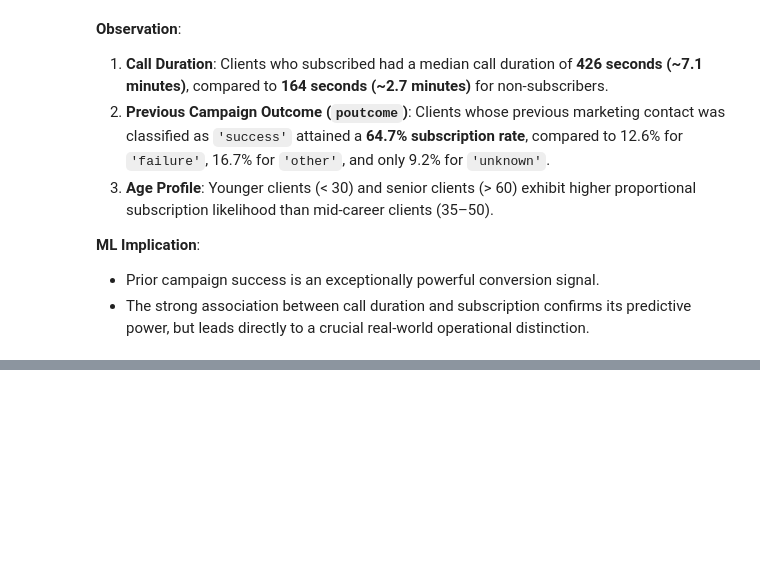
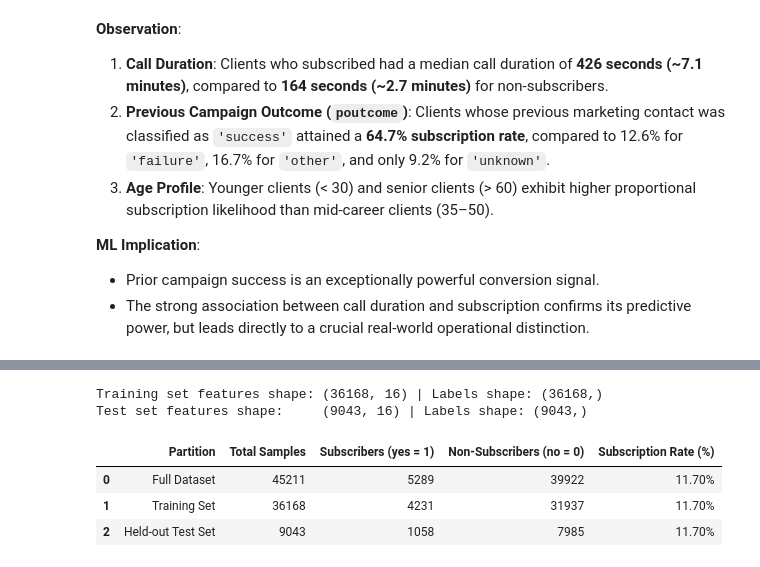
Before and after one commit to Ne-Ran/Machine-Learning-Capstone-Project, a Jupyter notebook: Notebooks/classification.ipynb, the cells around one changed output, grey strips where cells are left out. Cells and saved outputs as stored; diff of their text form; code cells hidden in the pictures; blank space fills up the shorter version.

```diff
--- a/Notebooks/classification.ipynb
+++ b/Notebooks/classification.ipynb
@@ -411,0 +440,35 @@ Passing `palette` without assigning `hue` is deprecated and will be removed in v
+# %%
+from sklearn.model_selection import train_test_split
+
+# Separate features and target
+X_raw = df.drop(columns=['y']).copy()
+y = (df['y'] == 'yes').astype(int)  # 1 = 'yes' (subscribed), 0 = 'no' (did not subscribe)
+
+# Stratified 80:20 train/test split
+X_train_raw, X_test_raw, y_train, y_test = train_test_split(
+    X_raw, y, test_size=0.20, random_state=RANDOM_STATE, stratify=y
+)
+
+print(f"Training set features shape: {X_train_raw.shape} | Labels shape: {y_train.shape}")
+print(f"Test set features shape:     {X_test_raw.shape} | Labels shape: {y_test.shape}")
+
+# Verify stratification exactness
+strat_check = pd.DataFrame({
+    'Partition': ['Full Dataset', 'Training Set', 'Held-out Test Set'],
+    'Total Samples': [len(y), len(y_train), len(y_test)],
+    'Subscribers (yes = 1)': [y.sum(), y_train.sum(), y_test.sum()],
+    'Non-Subscribers (no = 0)': [(y == 0).sum(), (y_train == 0).sum(), (y_test == 0).sum()],
+    'Subscription Rate (%)': [
+        f"{(y.mean() * 100):.2f}%",
+        f"{(y_train.mean() * 100):.2f}%",
+        f"{(y_test.mean() * 100):.2f}%"
+    ]
+})
+display(strat_check)
+# %% [output]
+Training set features shape: (36168, 16) | Labels shape: (36168,)
+Test set features shape:     (9043, 16) | Labels shape: (9043,)
+|  | Partition | Total Samples | Subscribers (yes = 1) | Non-Subscribers (no = 0) | Subscription Rate (%) |
+| 0 | Full Dataset | 45211 | 5289 | 39922 | 11.70% |
+| 1 | Training Set | 36168 | 4231 | 31937 | 11.70% |
+| 2 | Held-out Test Set | 9043 | 1058 | 7985 | 11.70% |
```
Also changed, not shown: parts of 7 cells of this notebook.
